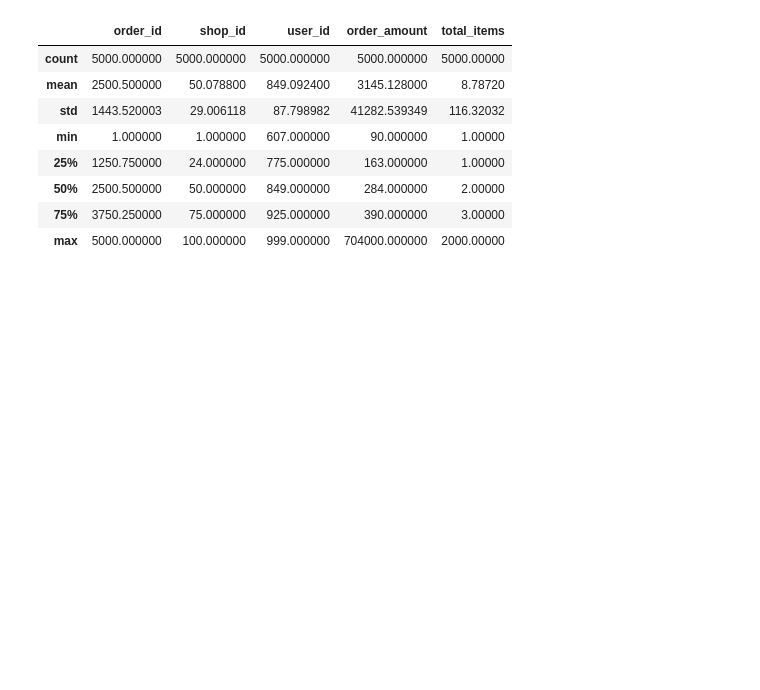
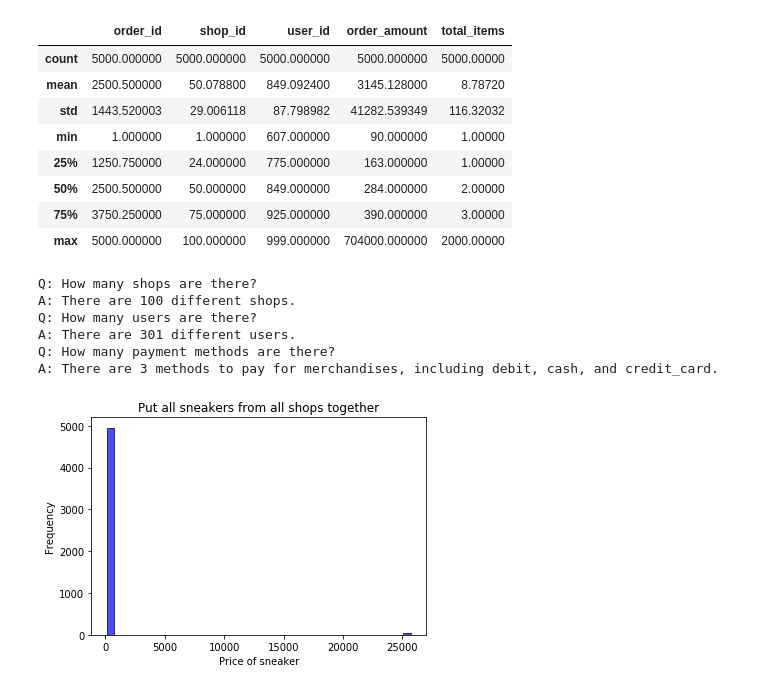
Before and after one commit to eustomaqua/Winter-2022-Data-Science-Intern-Challenge, a Jupyter notebook: thought_process.ipynb, the cells around one changed output. Saved outputs shown, nothing was run; the diff lists cells and outputs as text; code cells hidden in the pictures; blank space fills up the shorter version.

```diff
--- a/thought_process.ipynb
+++ b/thought_process.ipynb
@@ -38,3 +44,41 @@ dframe.describe()
 | 50% | 2500.500000 | 50.000000 | 849.000000 | 284.000000 | 2.00000 |
 | 75% | 3750.250000 | 75.000000 | 925.000000 | 390.000000 | 3.00000 |
 | max | 5000.000000 | 100.000000 | 999.000000 | 704000.000000 | 2000.00000 |
+# %%
+total_items = dframe['total_items'].values
+order_amount = dframe['order_amount'].values
+
+print("\n")
+print("Q: How many shops are there?")
+print("A: There are {} different shops.".format(
+    len(set(dframe['shop_id']))))
+print("Q: How many users are there?")
+print("A: There are {} different users.".format(
+    len(set(dframe['user_id']))))
+
+payment_method = list(set(dframe['payment_method']))
+print("Q: How many payment methods are there?")
+print("A: There are {} methods to pay for merchandises, "
+      "including {}, and {}.".format(
+          len(payment_method),
+          ', '.join(payment_method[:-1]),
+          payment_method[-1]))
+# %% [output]
+Q: How many shops are there?
+A: There are 100 different shops.
+Q: How many users are there?
+A: There are 301 different users.
+Q: How many payment methods are there?
+A: There are 3 methods to pay for merchandises, including debit, cash, and credit_card.
+# %%
+def plot_all_together(data):
+    plt.hist(data, bins=40, normed=0, facecolor='blue', edgecolor='black', alpha=.7)
+    plt.xlabel('Price of sneaker')
+    plt.ylabel('Frequency')
+    plt.title('Put all sneakers from all shops together')
+    plt.show()
+    return
+
+plot_all_together(order_amount / total_items)
+# %% [output]
+[figure, added]
```
Also changed, not shown: parts of 4 cells of this notebook, 16 other files.
